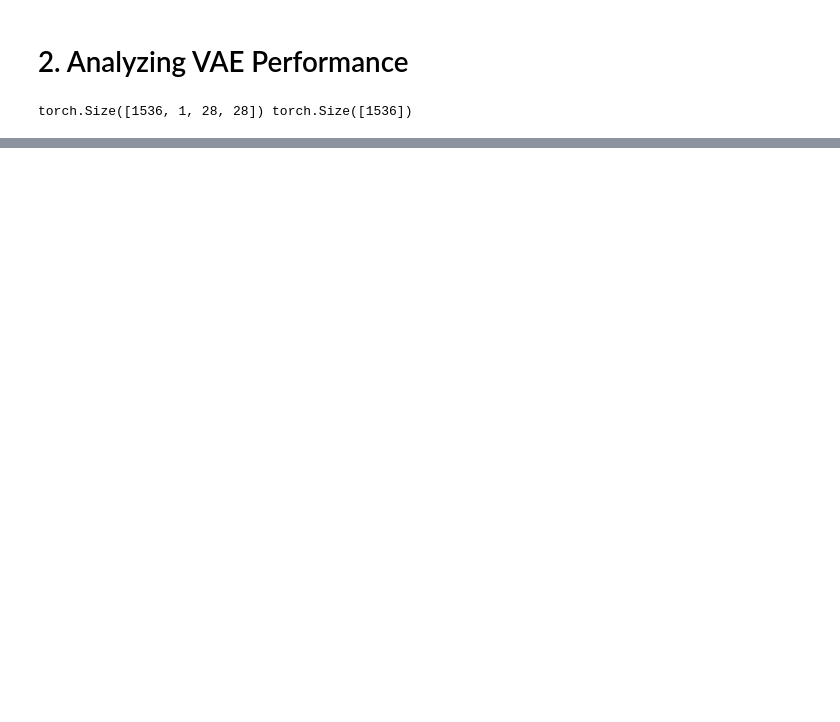
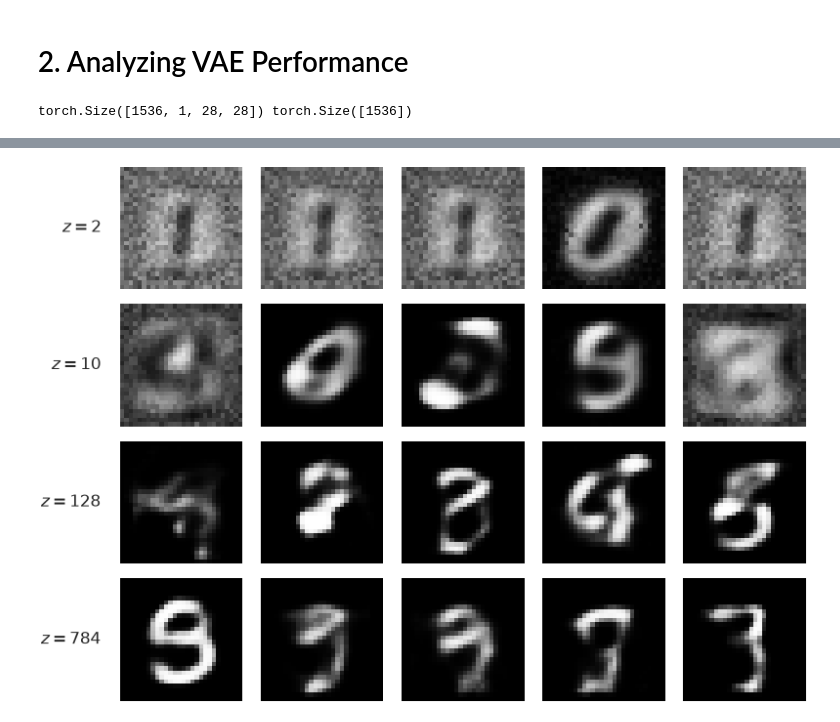
Before and after one commit to l-laidev/Advanced-Topics-in-Machine-Learning, a Jupyter notebook: PA0/Task 4 VAE Task.ipynb, the cells around one changed output, grey strips where cells are left out. Drawn from its saved outputs; the diff is of its cells as text; code cells hidden in the pictures; blank space fills up the shorter version.

```diff
--- a/PA0/Task 4 VAE Task.ipynb
+++ b/PA0/Task 4 VAE Task.ipynb
@@ -370,0 +424,77 @@ for latent_dim in LATENT_DIMS:
+# %%
+def plot_generated_sample(sample, ax):
+    sample = sample.squeeze().numpy()
+
+    ax.imshow(
+        sample,
+        cmap="gray",
+        vmin=0,
+        vmax=1,
+    )
+
+    ax.axis("off")
+
+num_samples = 5
+num_latents = len(LATENT_DIMS)
+generator = torch.Generator(device=DEVICE)
+
+fig, axes = plt.subplots(
+    num_latents,
+    num_samples,
+    figsize=(5.2, 0.95 * num_latents),
+    squeeze=False,
+)
+
+for row, latent_dim in enumerate(LATENT_DIMS):
+    model_vis = models[latent_dim]
+    random_latents = torch.randn(
+        size=(num_samples, latent_dim),
+        device=DEVICE,
+        generator=generator,
+    )
+
+    with torch.inference_mode():
+        samples = model_vis.decoder(random_latents)
+        samples = samples.reshape(
+            samples.shape[0],
+            *img_shape,
+        )
+
+    for col in range(num_samples):
+        plot_generated_sample(
+            samples[col].cpu(),
+            axes[row, col],
+        )
+
+    # Latent dimension label
+    axes[row, 0].text(
+        -0.15,
+        0.5,
+        fr"$z={latent_dim}$",
+        transform=axes[row, 0].transAxes,
+        ha="right",
+        va="center",
+        fontsize=8,
+    )
+
+
+fig.subplots_adjust(
+    left=0.08,
+    right=0.995,
+    top=0.98,
+    bottom=0.02,
+    wspace=0.05,
+    hspace=0.12,
+)
+
+fig.savefig(
+    os.path.join(
+        BASE_PLOTS,
+        "generated_samples_latents.pdf",
+    ),
+    bbox_inches="tight",
+)
+
+plt.show()
+# %% [output]
+[figure, added]
```
Also changed, not shown: parts of 11 cells of this notebook, 8 other files.
